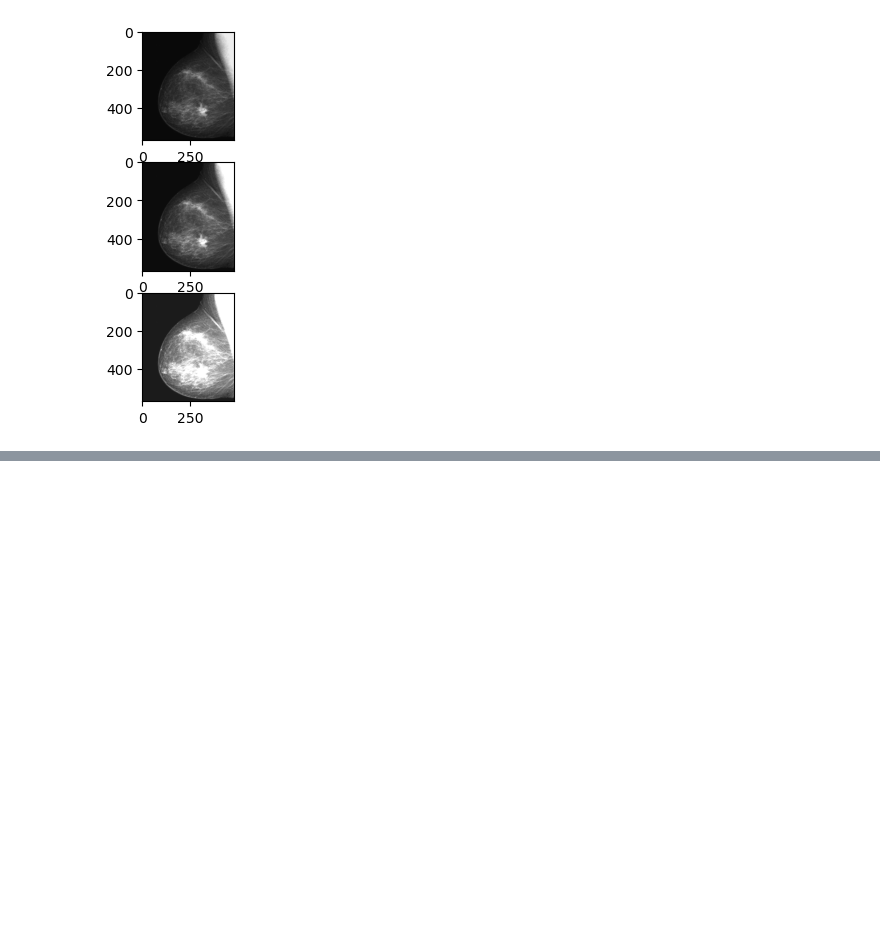
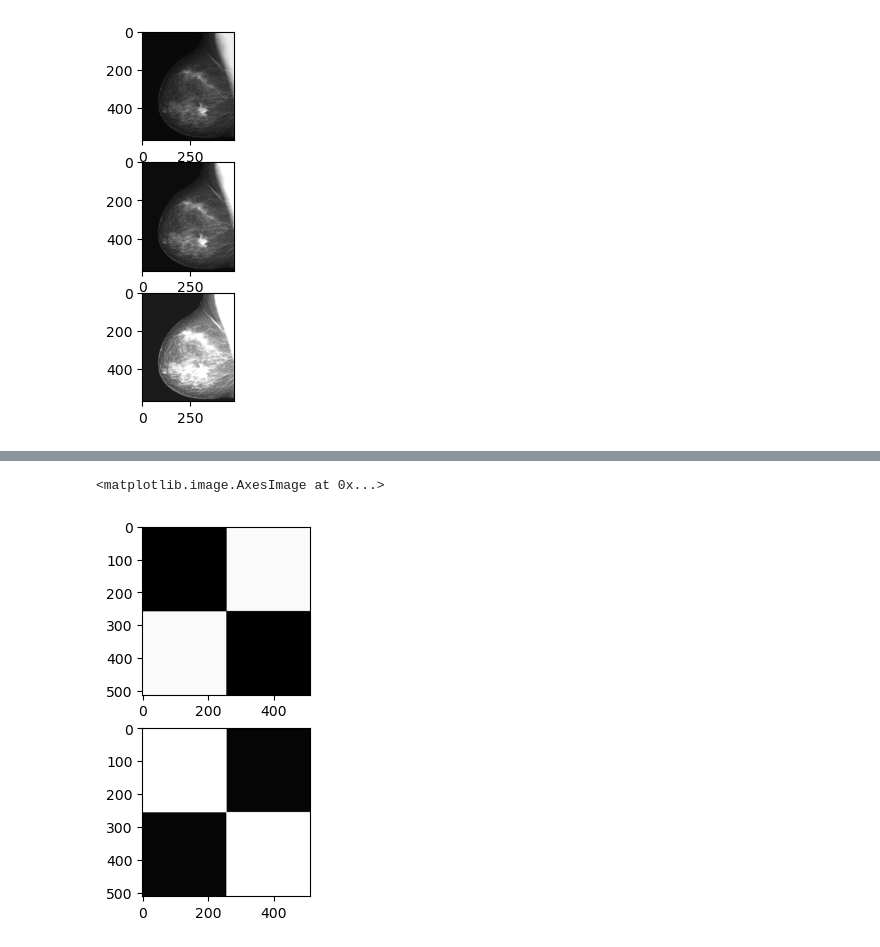
Before and after one commit to joaomatias100/Digital-Image-Processing, a Jupyter notebook: Class1/Exercise3.ipynb, the cells around one changed output, grey strips where cells are left out. Drawn from its saved outputs; the diff is of its cells as text; code cells hidden in the pictures; blank space fills up the shorter version.

```diff
--- a/Class1/Exercise3.ipynb
+++ b/Class1/Exercise3.ipynb
@@ -85,0 +82,16 @@ plt.imshow(sub, cmap = 'gray')
+# %%
+#Ex4
+path = "imagens/xadrez.tif"
+
+img = cv2.imread(path)
+
+plt.subplot(2, 1, 1)
+plt.imshow(img)
+
+img = 255 - img
+
+plt.subplot(2, 1, 2)
+plt.imshow(img)
+# %% [output]
+<matplotlib.image.AxesImage at 0x...>
+[figure, added]
```
Also changed, not shown: parts of 3 cells of this notebook.
